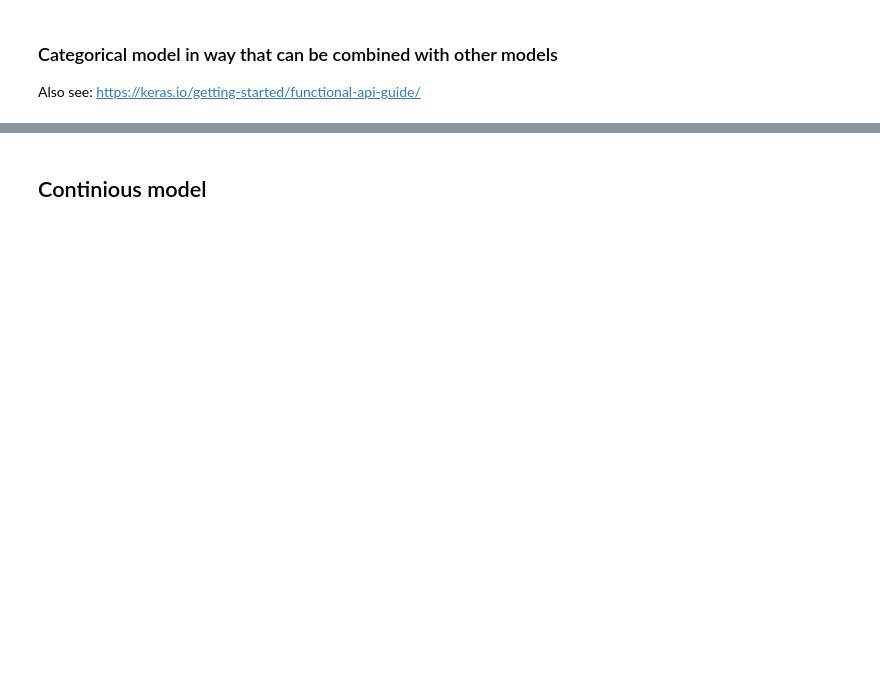
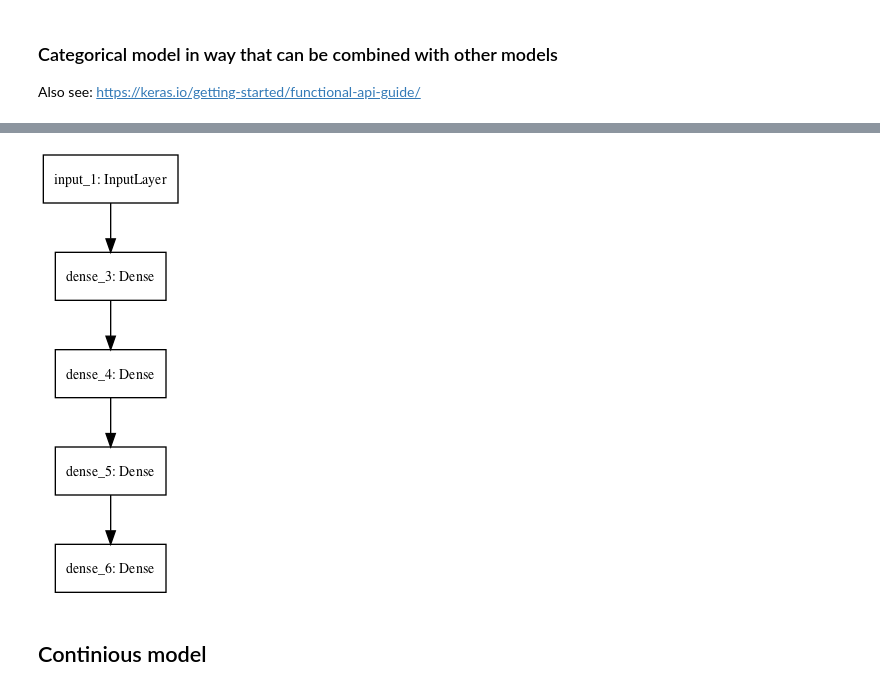
Before and after one commit to gittinic/mlp_final_proj_fake_news, a Jupyter notebook: TensorFlow_Setup.ipynb, the cells around one changed output, grey strips where cells are left out. Cells and saved outputs as stored; diff of their text form; code cells hidden in the pictures; blank space fills up the shorter version.

```diff
--- a/TensorFlow_Setup.ipynb
+++ b/TensorFlow_Setup.ipynb
@@ -339,10 +346,10 @@ predictions = Dense(4, activation='softmax')(x)
 
 # This creates a model that includes
 # the Input layer and three Dense layers
-model = Model(inputs=inputs, outputs=predictions)
-model.compile(optimizer='rmsprop',
+model_cat_new = Model(inputs=inputs, outputs=predictions)
+model_cat_new.compile(optimizer='rmsprop',
               loss='categorical_crossentropy',
               metrics=['mse','accuracy']) #accuracy
-model.fit(X_train_cat, keras.utils.to_categorical(Y_train, num_classes=None),epochs=10)
+model_cat_new.fit(X_train_cat, keras.utils.to_categorical(Y_train, num_classes=None),epochs=10)
 # %% [output]
 Epoch 1/10
@@ -369,3 +396,9 @@ Epoch 10/10
+# %%
+# save model as image
+plot_model(model_cat_new, to_file='Images/model_cat_new.png')
+Image("Images/model_cat_new.png")
+# %% [output]
+[figure, added]
 # %% [markdown]
 ## Continious model
 # %%
```
Also changed, not shown: parts of 26 cells of this notebook, 6 other files.
